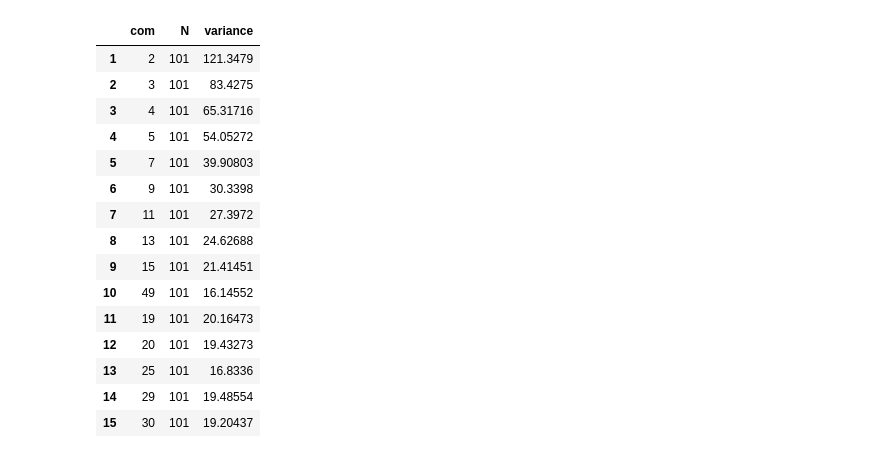
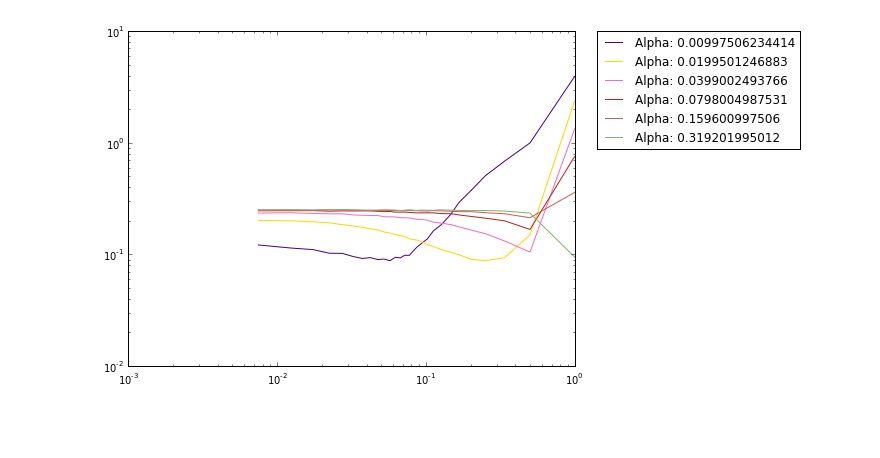
Before and after one commit to sandromehic/mingam, a Jupyter notebook: analysis/communityAnalysis.ipynb, the cells around one changed output. Cells and saved outputs as stored; diff of their text form; code cells hidden in the pictures; blank space fills up the shorter version.

Commit message:
added centered neighbourhood

```diff
--- a/analysis/communityAnalysis.ipynb
+++ b/analysis/communityAnalysis.ipynb
@@ -120,19 +130,12 @@ def calculateHistory():
     histori = pd.DataFrame(histori)
 # %%
 # global variables that keep data for further study
-gamedata = pd.DataFrame(columns=['neighs','M', 'N', 'S', 'rounds', 'run', 'alpha', 'attendance mean', 'variance', 'normVar', 'stdDev'])
 attdata = {}
 histori = {}
 
 # global configuration
-dirname = '../data/2015-04-15 23:48:42.795263_/'
+dirname = '../data/2015-04-21-n401/'
 fileConditions = []
 
 # run the initial functions to read the data
-readData(dirname, fileConditions)
-
-# # calls to functions should look like this
-# plotAtt('N_501', 'N_1001', 'run_19')
-# plotAlphaToNormVar()
-# plotMemoryToStdDev()
-# plotHistoryToProb(4, 'M_4', 'N_1001', 'run_19')
+gamedata = readData(dirname, fileConditions)
@@ -167,19 +142,39 @@ asd.plot(kind='scatter', x='com', y='normVar')
-# %%
-asd
-# %% [output]
-|  | com | N | variance |
-| 1 | 2 | 101 | 121.3479 |
-| 2 | 3 | 101 | 83.4275 |
-| 3 | 4 | 101 | 65.31716 |
-| 4 | 5 | 101 | 54.05272 |
-| 5 | 7 | 101 | 39.90803 |
-| 6 | 9 | 101 | 30.3398 |
-| 7 | 11 | 101 | 27.3972 |
-| 8 | 13 | 101 | 24.62688 |
-| 9 | 15 | 101 | 21.41451 |
-| 10 | 49 | 101 | 16.14552 |
-| 11 | 19 | 101 | 20.16473 |
-| 12 | 20 | 101 | 19.43273 |
-| 13 | 25 | 101 | 16.8336 |
-| 14 | 29 | 101 | 19.48554 |
-| 15 | 30 | 101 | 19.20437 |
+# %%
+def getNormVarToNeighs(gamedata, m, n):
+    # input is gamedata with all the runs
+    # output is a dataframe with ['M', 'N', 'alpha', 'beta', 'meanNormVar']
+    data = gamedata[(gamedata.M == m) & (gamedata.N == n)]
+    outData = pd.DataFrame(columns=['neighs', 'M', 'N', 'alpha', 'beta', 'meanNormVar', 'var'])
+    # for unique values in neighs column
+    for neigh in pd.Series(data.neighs.values).unique():
+        outData.loc[len(outData)] = [neigh, m, n, float(np.power(2,m))/n, float(neigh)/n,
+                                     data[data.neighs == neigh].mean()['normVar'], data[data.neighs == neigh].mean()['variance']]
+
+    return outData.sort(columns='beta')
+
+def plotNormVarToNeighs(gamedata, mConditions=[], nConditions=[], plotFullGame=True):
+    # check some conditions, if non are true, use all
+    if not nConditions:
+        nConditions = np.unique(gamedata.N.values)
+
+    if not mConditions:
+        mConditions = np.unique(gamedata.M.values)
+
+    fig = plt.figure(figsize=(8,6))
+    ax = fig.add_subplot(1, 1, 1)
+    cols = itertools.cycle(colors.cnames)
+    for (i, mn) in enumerate(itertools.product(mConditions, nConditions)):
+        (m,n) = mn
+        data = getNormVarToNeighs(gamedata, m, n)
+        if not plotFullGame:
+            data = data[data.beta != 1]
+
+        plt.loglog(data.beta, data.meanNormVar, c=next(cols), label = "Alpha: {}".format(data.alpha.iloc[0]))
+        plt.legend(bbox_to_anchor=(1.05, 1), loc=2, borderaxespad=0.)
+
+    # return last graph data for debugging
+    return data
+
+asdData = plotNormVarToNeighs(gamedata)
+# %% [output]
+[figure, added]
```
Also changed, not shown: parts of 6 cells of this notebook, 5 other files.
